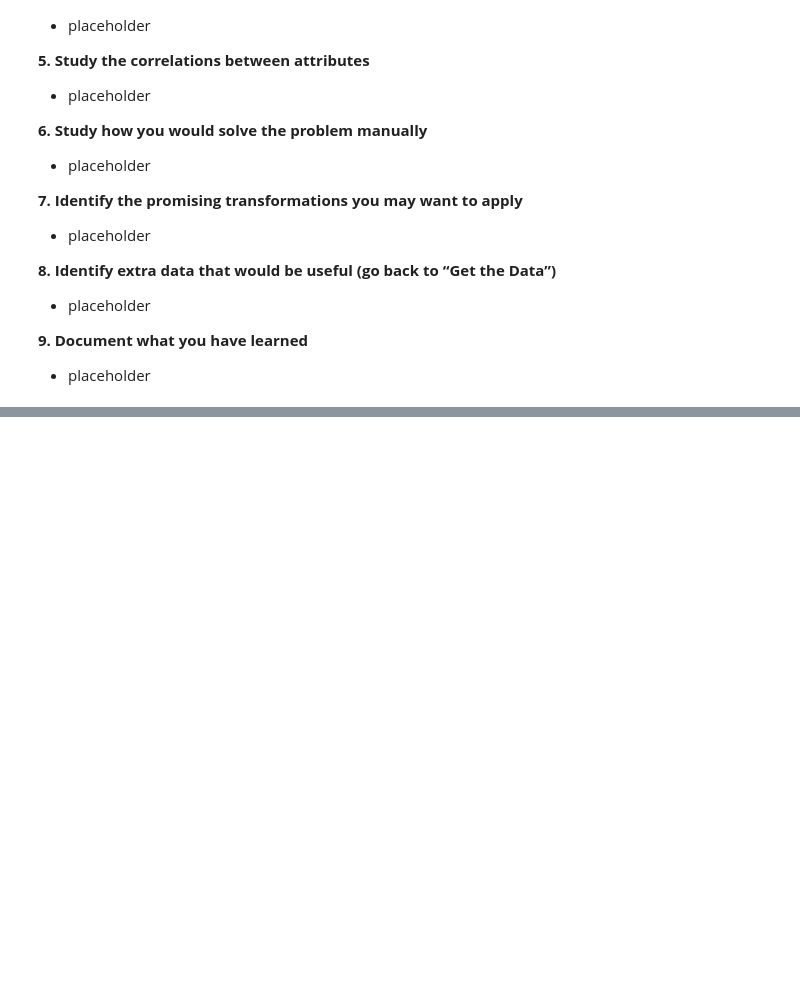
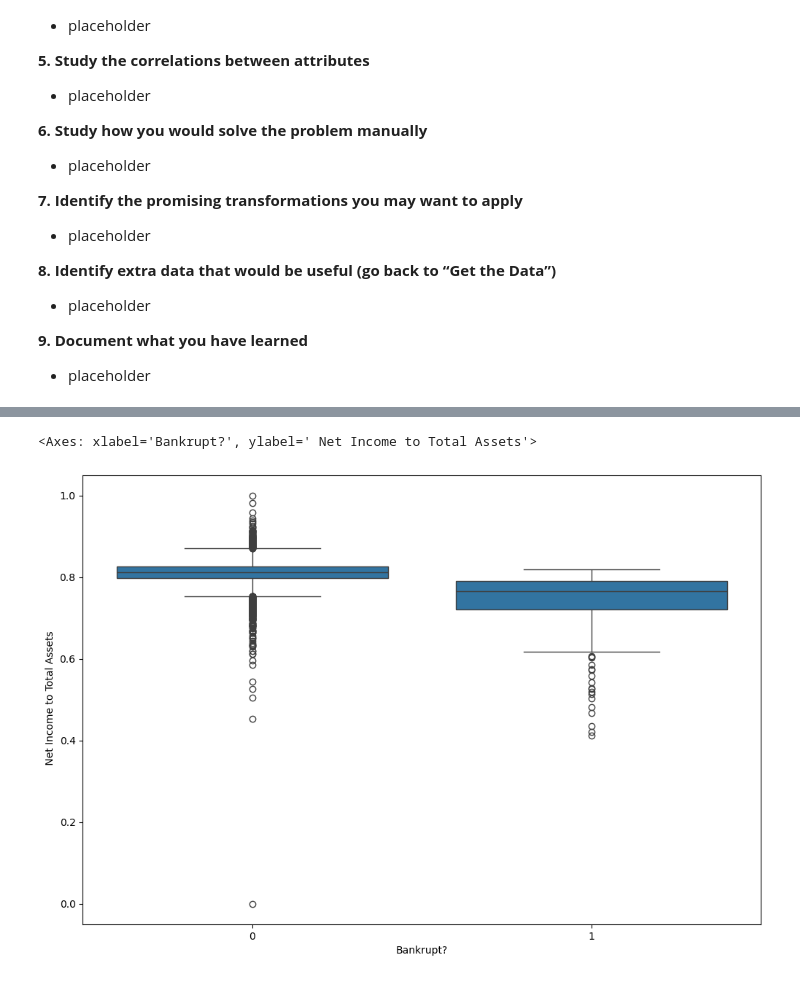
Before and after one commit to TeranG710/GORTFinal, a Jupyter notebook: bankrupt.ipynb, the cells around one changed output, grey strips where cells are left out. Saved outputs shown, nothing was run; the diff lists cells and outputs as text; code cells hidden in the pictures; blank space fills up the shorter version.

```diff
--- a/bankrupt.ipynb
+++ b/bankrupt.ipynb
@@ -384,0 +327,7 @@ plt.show()
+# %%
+# Boxplot of the Net Income to Total Assets feature against the Bankrupt? target variable
+plt.figure(figsize=(10, 8))
+sns.boxplot(x='Bankrupt?', y=" Net Income to Total Assets", data=data)
+# %% [output]
+<Axes: xlabel='Bankrupt?', ylabel=' Net Income to Total Assets'>
+[figure, added]
```
Also changed, not shown: parts of 31 cells of this notebook.
